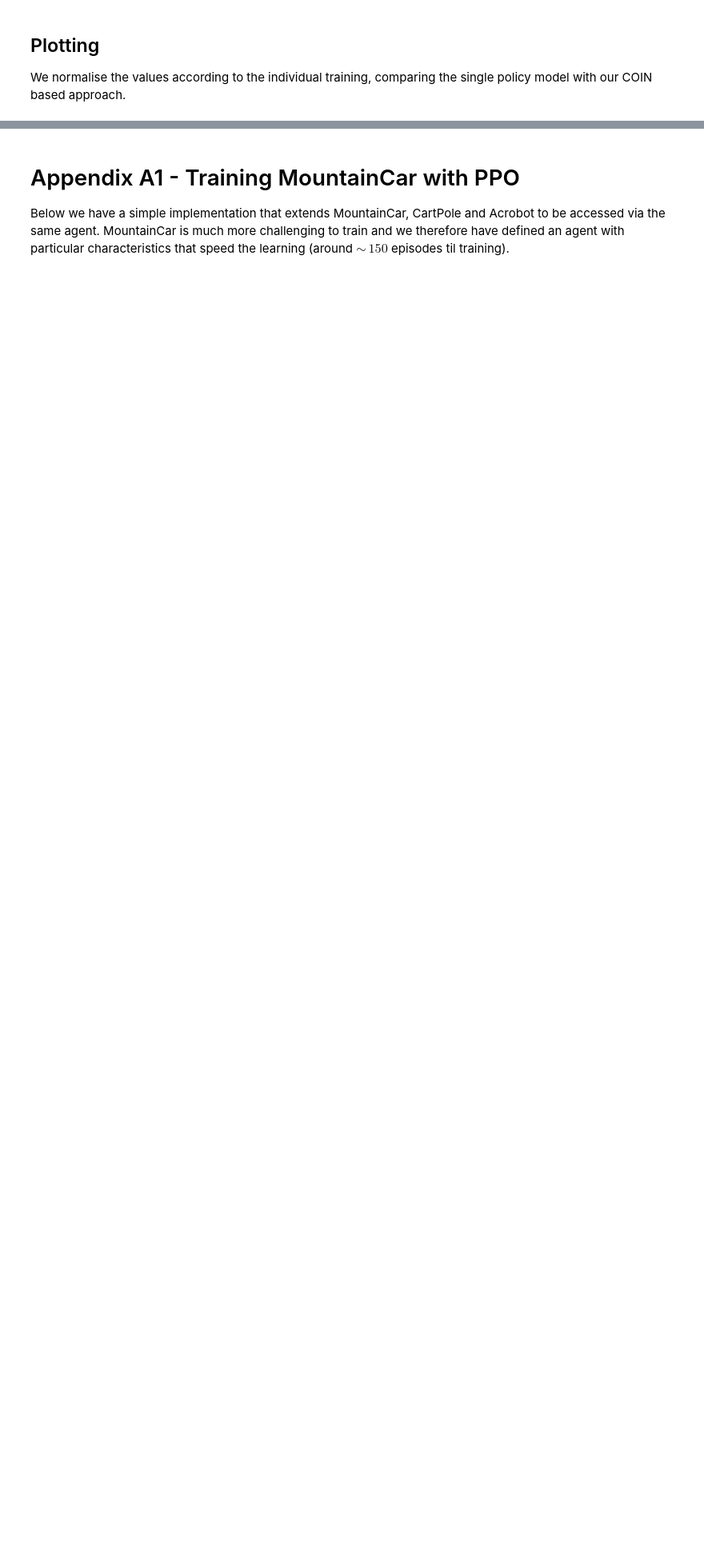
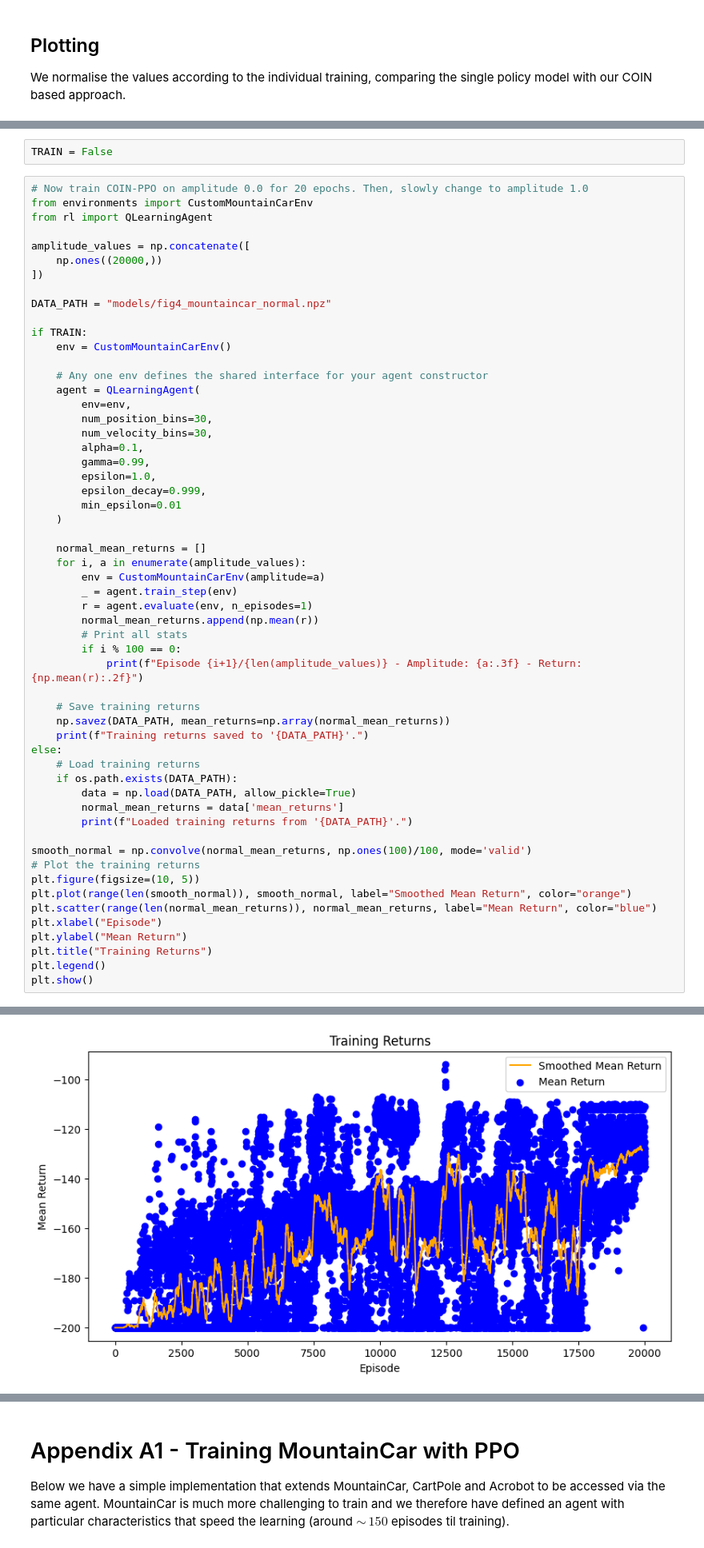
Before and after one commit to RichieRich2569/COINRL, a Jupyter notebook: figures.ipynb, the cells around one changed output, grey strips where cells are left out. Shown at 80% size. Drawn from its saved outputs; the diff is of its cells as text; blank space fills up the shorter version.

Commit message:
Fig 4 experimentation and plotting.

```diff
--- a/figures.ipynb
+++ b/figures.ipynb
@@ -2117,0 +2193,59 @@ Final image size (including border): 412×312 px
+# %%
+TRAIN = False
+# %%
+# Now train COIN-PPO on amplitude 0.0 for 20 epochs. Then, slowly change to amplitude 1.0
+from environments import CustomMountainCarEnv
+from rl import QLearningAgent
+
+amplitude_values = np.concatenate([
+    np.ones((20000,))
+])
+
+DATA_PATH = "models/fig4_mountaincar_normal.npz"
+
+if TRAIN:
+    env = CustomMountainCarEnv()
+
+    # Any one env defines the shared interface for your agent constructor
+    agent = QLearningAgent(
+        env=env,
+        num_position_bins=30,
+        num_velocity_bins=30,
+        alpha=0.1,
+        gamma=0.99,
+        epsilon=1.0,
+        epsilon_decay=0.999,
+        min_epsilon=0.01
+    )
+
+    normal_mean_returns = []
+    for i, a in enumerate(amplitude_values):
+        env = CustomMountainCarEnv(amplitude=a)
+        _ = agent.train_step(env)
+        r = agent.evaluate(env, n_episodes=1)
+        normal_mean_returns.append(np.mean(r))
+        # Print all stats
+        if i % 100 == 0:
+            print(f"Episode {i+1}/{len(amplitude_values)} - Amplitude: {a:.3f} - Return: {np.mean(r):.2f}")
+
+    # Save training returns
+    np.savez(DATA_PATH, mean_returns=np.array(normal_mean_returns))
+    print(f"Training returns saved to '{DATA_PATH}'.")
+else:
+    # Load training returns
+    if os.path.exists(DATA_PATH):
+        data = np.load(DATA_PATH, allow_pickle=True)
+        normal_mean_returns = data['mean_returns']
+        print(f"Loaded training returns from '{DATA_PATH}'.")
+
+smooth_normal = np.convolve(normal_mean_returns, np.ones(100)/100, mode='valid')
+# Plot the training returns
+plt.figure(figsize=(10, 5))
+plt.plot(range(len(smooth_normal)), smooth_normal, label="Smoothed Mean Return", color="orange")
+plt.scatter(range(len(normal_mean_returns)), normal_mean_returns, label="Mean Return", color="blue")
+plt.xlabel("Episode")
+plt.ylabel("Mean Return")
+plt.title("Training Returns")
+plt.legend()
+plt.show()
+# %% [output]
@@ -2117,0 +2253 @@ Final image size (including border): 412×312 px
+[figure, added]
```
Also changed, not shown: parts of 44 cells of this notebook, 12 other files.
